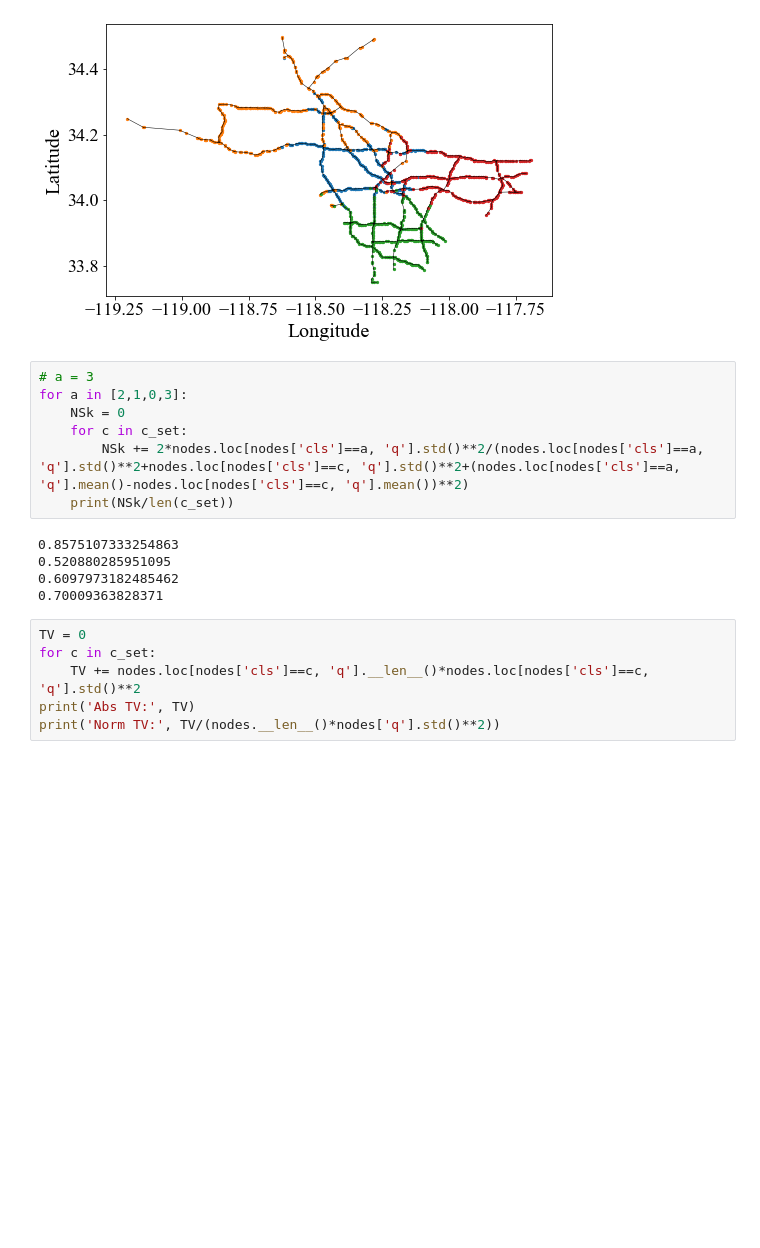
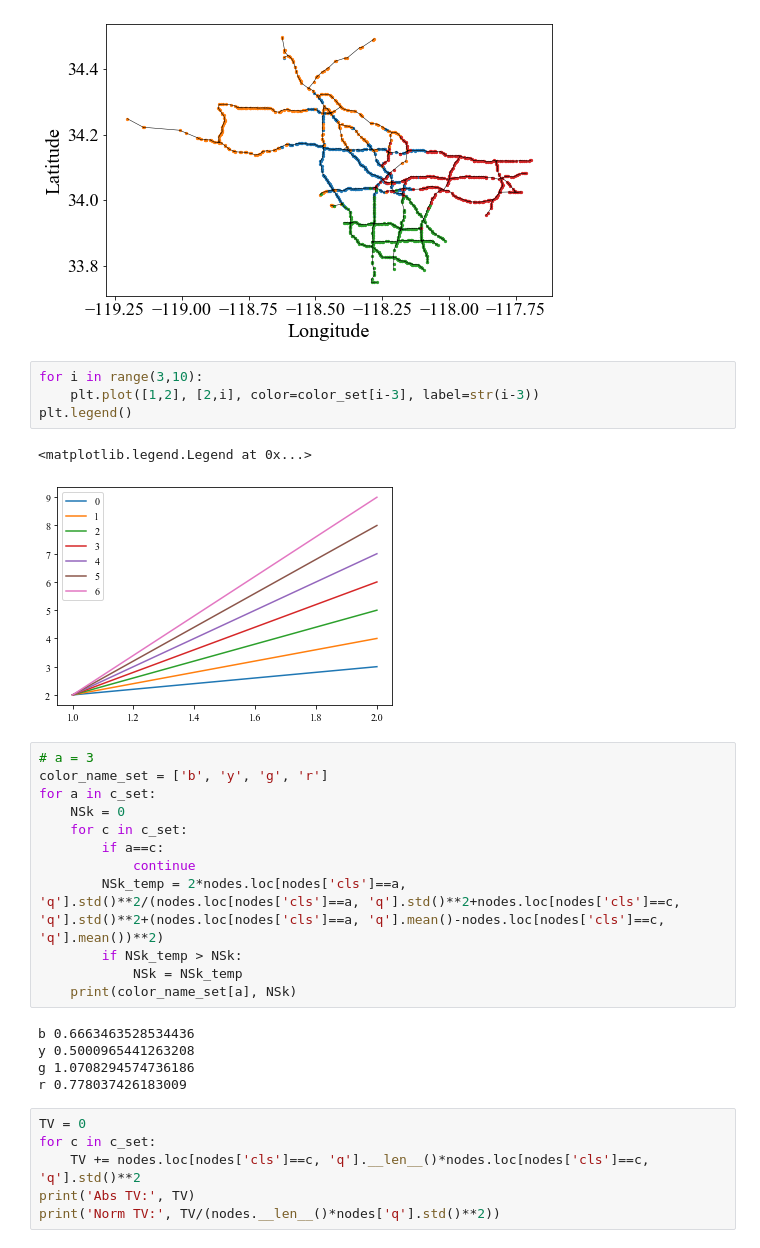
Before and after one commit to khzhang2/CE263Proj, a Jupyter notebook: k-means.ipynb, the cells around one changed output. Drawn from its saved outputs; the diff is of its cells as text; blank space fills up the shorter version.

```diff
--- a/k-means.ipynb
+++ b/k-means.ipynb
@@ -130,18 +130,30 @@ print('There are %i classes'%c)
 There are 4 classes
 [figure]
 [figure]
+# %%
+for i in range(3,10):
+    plt.plot([1,2], [2,i], color=color_set[i-3], label=str(i-3))
+plt.legend()
+# %% [output]
+<matplotlib.legend.Legend at 0x...>
+[figure, added]
 # %%
 # a = 3
-for a in [2,1,0,3]:
+color_name_set = ['b', 'y', 'g', 'r']
+for a in c_set:
     NSk = 0
     for c in c_set:
-        NSk += 2*nodes.loc[nodes['cls']==a, 'q'].std()**2/(nodes.loc[nodes['cls']==a, 'q'].std()**2+nodes.loc[nodes['cls']==c, 'q'].std()**2+(nodes.loc[nodes['cls']==a, 'q'].mean()-nodes.loc[nodes['cls']==c, 'q'].mean())**2)
-    print(NSk/len(c_set))
+        if a==c:
+            continue
+        NSk_temp = 2*nodes.loc[nodes['cls']==a, 'q'].std()**2/(nodes.loc[nodes['cls']==a, 'q'].std()**2+nodes.loc[nodes['cls']==c, 'q'].std()**2+(nodes.loc[nodes['cls']==a, 'q'].mean()-nodes.loc[nodes['cls']==c, 'q'].mean())**2)
+        if NSk_temp > NSk:
+            NSk = NSk_temp
+    print(color_name_set[a], NSk)
 # %% [output]
-0.8575107333254863
-0.520880285951095
-0.6097973182485462
-0.70009363828371
+b 0.6663463528534436
+y 0.5000965441263208
+g 1.0708294574736186
+r 0.778037426183009
 # %%
 TV = 0
 for c in c_set:
```
Also changed, not shown: 3 other files.
